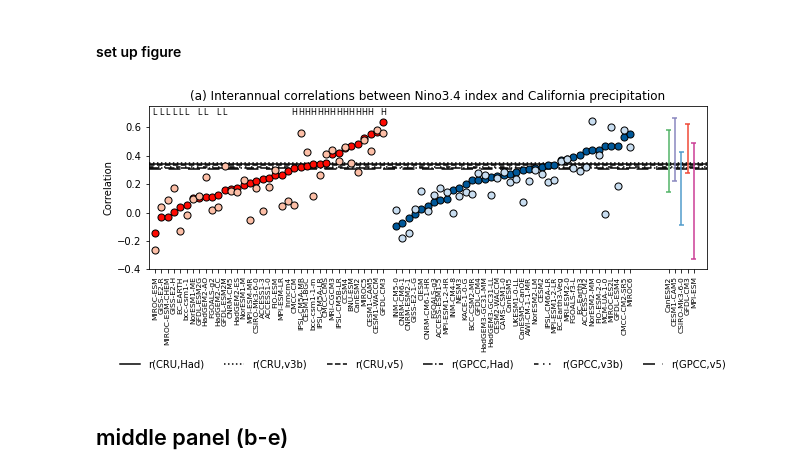
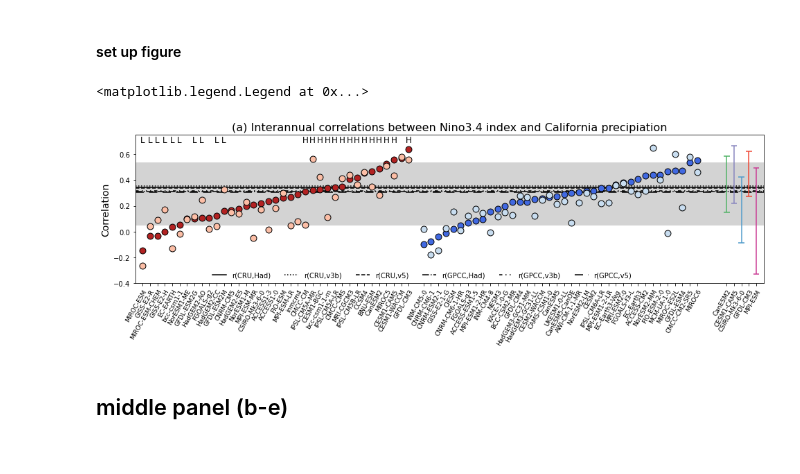
Before and after one commit to islasimpson/ecpaper2020, a Jupyter notebook: FIGURE_SCRIPTS/fig_13.ipynb, the cells around one changed output. Cells and saved outputs as stored; diff of their text form; code cells hidden in the pictures.

```diff
--- a/FIGURE_SCRIPTS/fig_13.ipynb
+++ b/FIGURE_SCRIPTS/fig_13.ipynb
@@ -14,5 +21,5 @@ from ecpaper_utils import linfit_utils as linfit
 # %%
-calp_path = "../DATASORT/CALP/DATA/"
+calp_path = "/project/cas/islas/python/ecpaper2020/DATASORT/CALP/DATA/"
 # %% [markdown]
 ## top panel (a)
 # %% [markdown]
@@ -55,3 +51,6 @@ for i, p in enumerate(p_obs_labels):
         df = pd.DataFrame({"p_obs":p, "nino_obs": nino, "label":"r("+p+","+nino+")",
                            "cor": [np.corrcoef(obs_ds[p_obs_vars[i]].values, obs_ds[nino_obs_vars[j]].values)[0,1]]})
         obs_cor = obs_cor.append(df)
+
+# Bootstrapped confidence interval using GPCC and ERSSTv5
+min95obs, max95obs = boot.boot_corr_ci(obs_ds["nino34_ersstv5"], obs_ds["prcal_gpcc"], 95)
@@ -68,6 +57,6 @@ obs_cor
 # %%
 ## read processed Large Ensemble data into one Dataset
-le_files = sorted(glob.glob(calp_path+"/cor_nino34*.nc"))
+le_files = sorted(glob.glob(calp_path+"/cor_nino34_calp*.nc"))
 ca_cor_le = []
 
 for file in le_files:
@@ -84,7 +73,7 @@ ca_cor_le = xr.concat(ca_cor_le, dim = "Model") ## LEs that have <100 members wi
 # %%
 x5 = np.arange(1,38) # x-axis values for CMIP5 models
 x6 = np.arange(39, 77) # x-axis values for CMIP6 models
-xle = np.arange(82, 87) # x-axis values for large ensembles
+xle = np.arange(80, 85) # x-axis values for large ensembles
 xlabels = np.concatenate([model_order5, model_order6, figutils.le_order])
 # %%
 from matplotlib.lines import Line2D
@@ -104,41 +93,47 @@ al2017_h_models = ['CMCC-CM', 'IPSL-CM5A-MR', 'CESM1-BGC',
 al2017_l_models = ['MIROC-ESM', 'GISS-E2-R', 'MIROC-ESM-CHEM', 'GISS-E2-H', 'EC-EARTH',
        'bcc-csm1-1', 'GFDL-ESM2G', 'HadGEM2-AO','HadGEM2-CC', 'GFDL-ESM2M']
 # %%
-fig, ax = plt.subplots(nrows = 1, ncols = 1, figsize = (10, 3))
+fig = plt.figure(figsize = (14, 11))
 
-ax.set(title = "(a) Interannual correlations between Nino3.4 index and California precipitation",
-       ylim = (-0.4, 0.75), ylabel = "Correlation", xlim = (0, 88))
-ax.set_xticks(ticks = np.concatenate([x5, x6, xle]))
-ax.set_xticklabels(labels = xlabels, rotation=90, ## still troubleshooting issues with alignment for angled text
-                   ha = "center", size = 7.5)
+ax1 = fig.add_axes(np.array([0.05,0.7,0.9,0.27]))
+ax1.set_title("(a) Interannual correlations between Nino3.4 index and California precipiation", fontsize=16)
+ax1.set(ylim = (-0.4,0.75), xlim=(0,85))
+ax1.set_ylabel("Correlation", fontsize=14)
+ax1.set_xticks(ticks = np.concatenate([x5, x6, xle]))
+ax1.set_xticklabels(labels = xlabels, rotation=60, ## still troubleshooting issues with alignment for angled text
+                   ha = "right", size = 7.5, fontsize=9, rotation_mode="anchor")
+
+ivrange = plt.Rectangle( (0, min95obs), 85, max95obs-min95obs, color='lightgray', zorder=0)
+ax1.add_patch(ivrange)
 
 ## plot cmip correlations
-ax.scatter(x5, ca_cor5["cor_nino_calp_f"][order5], color = figutils.cmip_col[0], edgecolor = "k", zorder = 10, s = 50)
-ax.scatter(x6, ca_cor6["cor_nino_calp_f"][order6], color = figutils.cmip_col[1], edgecolor = "k", zorder = 10, s = 50)
-ax.scatter(x5, ca_cor5["cor_nino_calp_p"][order5], color = cmip_col_past[0], edgecolor = "k", zorder = 20, s = 50)
-ax.scatter(x6, ca_cor6["cor_nino_calp_p"][order6], color = cmip_col_past[1], edgecolor = "k", zorder = 20, s = 50)
+ax1.scatter(x5, ca_cor5["cor_nino_calp_f"][order5], color = figutils.cmip_col[0], edgecolor = "k", zorder = 2, s = 80)
+ax1.scatter(x6, ca_cor6["cor_nino_calp_f"][order6], color = figutils.cmip_col[1], edgecolor = "k", zorder = 2, s = 80)
+ax1.scatter(x5, ca_cor5["cor_nino_calp_p"][order5], color = cmip_col_past[0], edgecolor = "k", zorder = 2, s = 80)
+ax1.scatter(x6, ca_cor6["cor_nino_calp_p"][order6], color = cmip_col_past[1], edgecolor = "k", zorder = 2, s = 80)
 ## !! ADD LEGENDS !!
 
 for model in al2017_h_models:
-    ax.text(x5[model_order5 == model], 0.69, "H", size = 8, ha = "center")
+    ax1.text(x5[model_order5 == model], 0.69, "H", size = 12, ha = "center")
 for model in al2017_l_models:
-    ax.text(x5[model_order5 == model], 0.69, "L", size = 8, ha = "center")
+    ax1.text(x5[model_order5 == model], 0.69, "L", size = 12, ha = "center")
 
 ## !!! TO DO: ADD GRAY SHADING FOR 95% CI
 
 ## add LE correlation ranges
 for i, le in enumerate(figutils.le_order):
     ymin = ca_cor_le.sel(Model = le)["cor_nino34_calp"].min().values
     ymax = ca_cor_le.sel(Model = le)["cor_nino34_calp"].max().values
-    ax.errorbar(xle[i], (ymin+ymax)/2, yerr = (ymax-ymin)/2, color = figutils.le_col[i], fmt = 'none')
-    ax.hlines([ymin, ymax], xle[i]-0.4, xle[i]+0.4, color = figutils.le_col[i])
+    ax1.errorbar(xle[i], (ymin+ymax)/2, yerr = (ymax-ymin)/2, color = figutils.le_col[i], fmt = 'none')
+    ax1.hlines([ymin, ymax], xle[i]-0.4, xle[i]+0.4, color = figutils.le_col[i])
 
-ax.hlines(obs_cor["cor"], 0, 88, linestyles = obs_linestyles, color = "k", zorder = 0) ## ADD LEGEND
-ax.legend(obs_legend_lines, obs_cor["label"], bbox_to_anchor = (1.05, -.5), ncol = 6, frameon = False)
+ax1.hlines(obs_cor["cor"], 0, 88, linestyles = obs_linestyles, color = "k", zorder = 1) ## ADD LEGEND
+ax1.legend(obs_legend_lines, obs_cor["label"], bbox_to_anchor = (0.8, 0.12), ncol = 6, frameon = False)
 
-fig.savefig("./figure13_top.png", bbox_inches = "tight")
+#fig.savefig("./figure13_top.png", bbox_inches = "tight")
 # %% [output]
+<matplotlib.legend.Legend at 0x...>
-[figure, old version]
+[figure, new version]
 # %% [markdown]
 ## middle panel (b-e)
 # %% [markdown]
```
Also changed, not shown: parts of 5 cells of this notebook.
